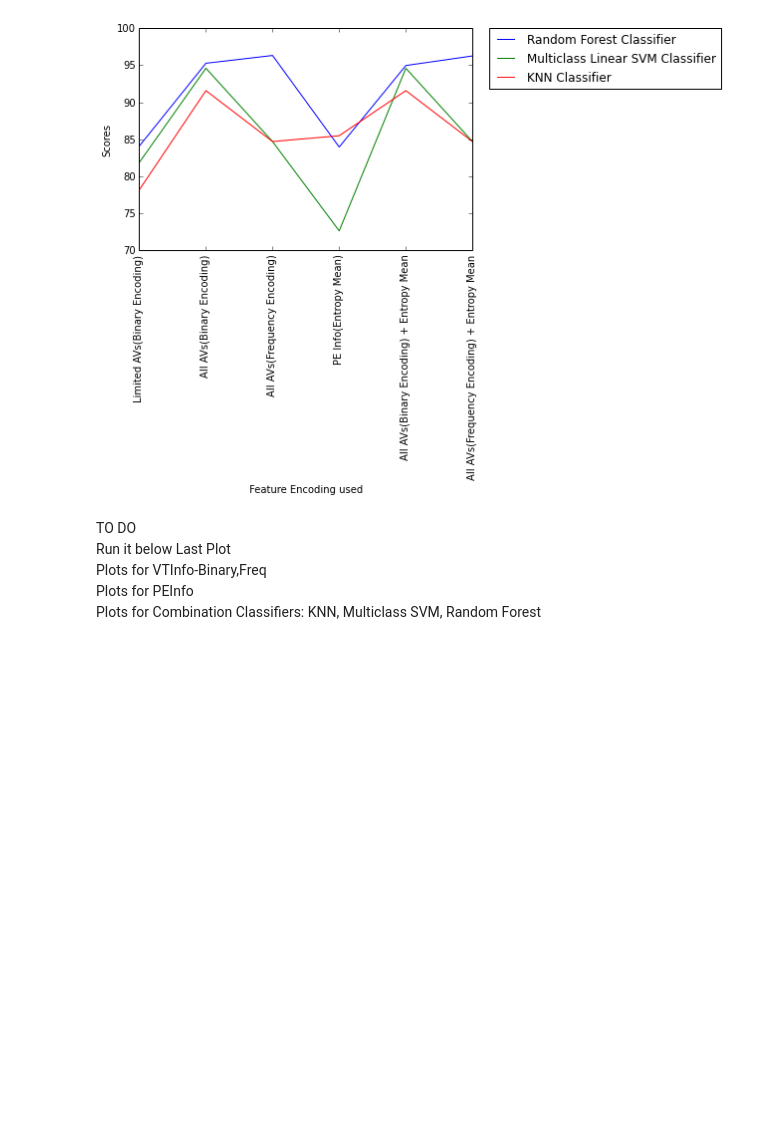
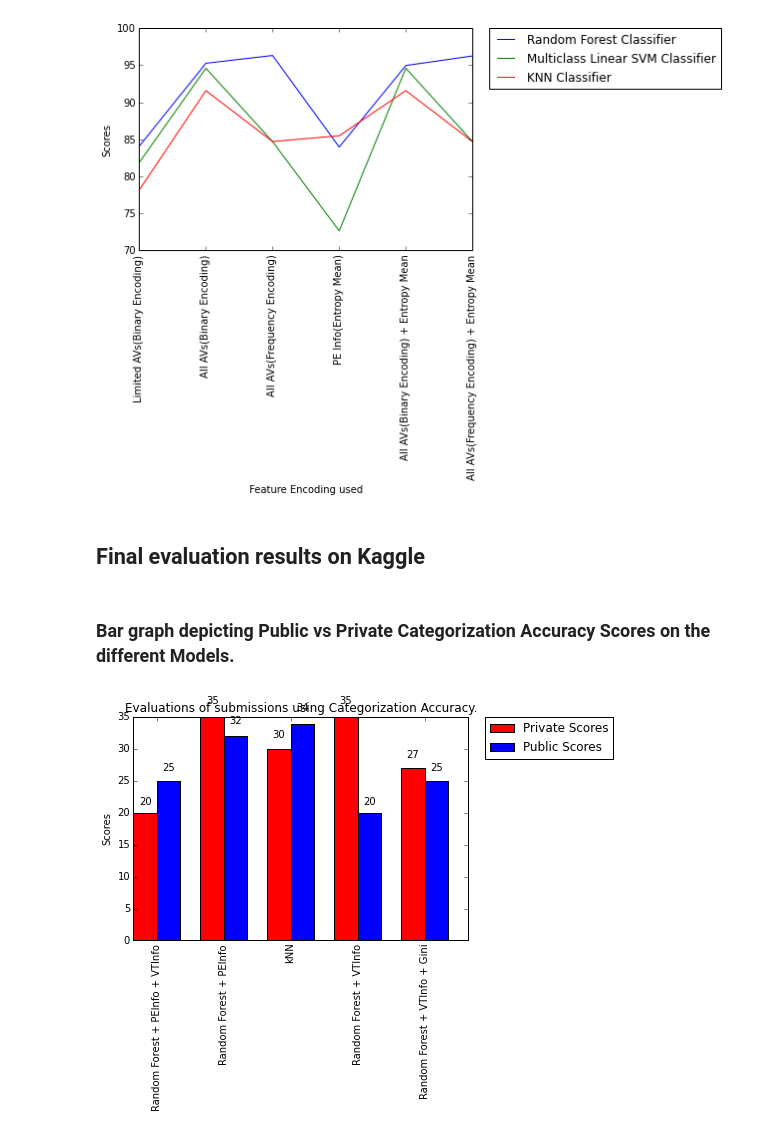
Before and after one commit to nehgu/Anomaly-Detection, a Jupyter notebook: Challenges/Malware_Classification_Challenge_3/Malware_Classification_Challenge_3.ipynb, the cells around one changed output. Cells and saved outputs as stored; diff of their text form; code cells hidden in the pictures; blank space fills up the shorter version.

```diff
--- a/Challenges/Malware_Classification_Challenge_3/Malware_Classification_Challenge_3.ipynb
+++ b/Challenges/Malware_Classification_Challenge_3/Malware_Classification_Challenge_3.ipynb
@@ -1303,11 +1298,47 @@ plt.legend(bbox_to_anchor=(1.05, 1), loc=2, borderaxespad=0.)
 plt.show()
 # %% [output]
 [figure]
-# %% [markdown]
-TO DO
-<br> Run it below Last Plot
-<br> Plots for VTInfo-Binary,Freq
-<br> Plots for PEInfo
-<br> Plots for Combination
-Classifiers:
-KNN, Multiclass SVM, Random Forest
+# %% [markdown]
+## Final evaluation results on Kaggle
+# %% [markdown]
+### Bar graph depicting Public vs Private Categorization Accuracy Scores on the different Models.
+# %%
+import numpy as np
+import matplotlib.pyplot as plt
+%matplotlib inline
+N = 5
+privateScore = (20, 35, 30, 35, 27)
+publicScore = (25, 32, 34, 20, 25)
+modelNames = ('Random Forest + PEInfo + VTInfo', 'Random Forest + PEInfo', 'kNN', 'Random Forest + VTInfo', 'Random Forest + VTInfo + Gini')
+
+ind = np.arange(N)  # the x locations for the groups
+width = 0.35       # the width of the bars
+
+fig, ax = plt.subplots()
+rects1 = ax.bar(ind, privateScore, width, color='r')
+
+rects2 = ax.bar(ind + width, publicScore, width, color='b')
+
+# add some text for labels, title and axes ticks
+ax.set_ylabel('Scores')
+ax.set_title('Evaluations of submissions using Categorization Accuracy.')
+ax.set_xticks(ind + width)
+ax.set_xticklabels(modelNames,  rotation='vertical')
+
+def autolabel(rects):
+    # attach some text labels
+    for rect in rects:
+        height = rect.get_height()
+        ax.text(rect.get_x() + rect.get_width()/2., 1.05*height,
+                '%d' % int(height),
+                ha='center', va='bottom')
+
+autolabel(rects1)
+autolabel(rects2)
+
+# Place a legend to the right of this smaller figure.
+ax.legend((rects1[0], rects2[0]), ('Private Scores', 'Public Scores'), bbox_to_anchor=(1.05, 1), loc=2, borderaxespad=0.)
+
+plt.show()
+# %% [output]
+[figure, added]
```
Also changed, not shown: parts of 5 cells of this notebook.
